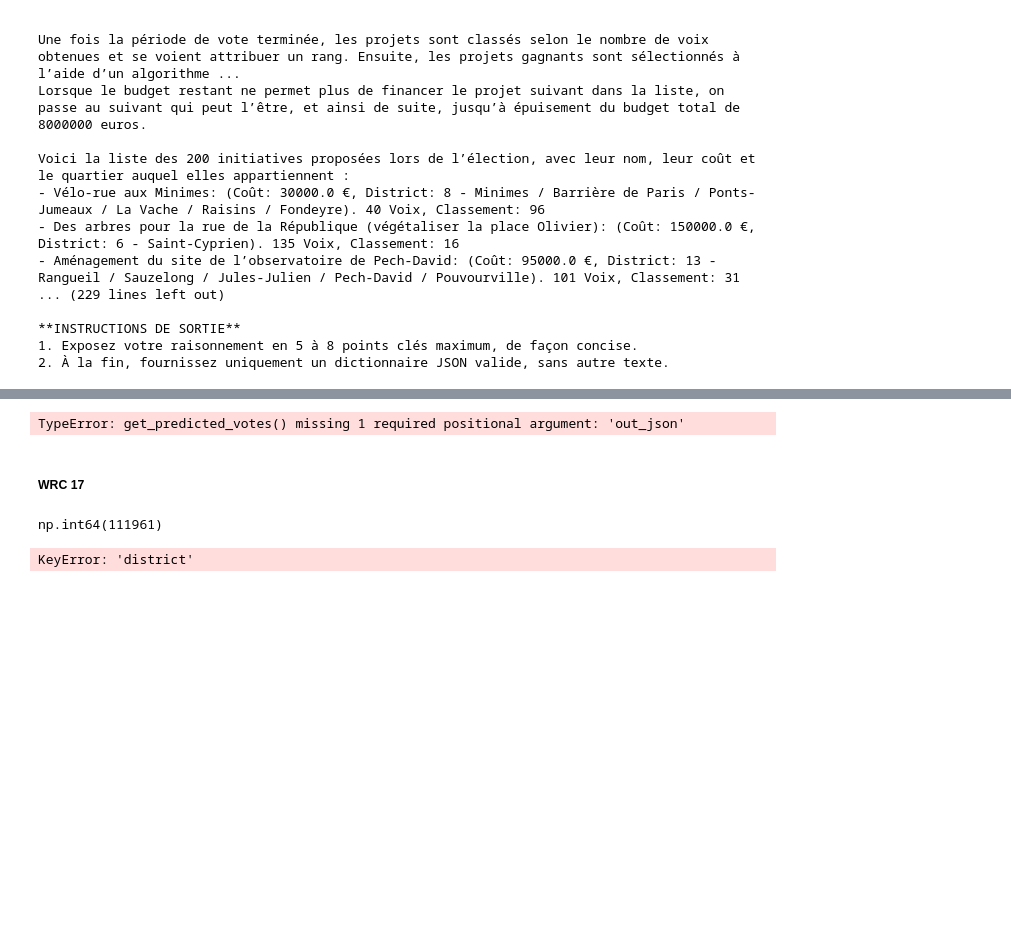
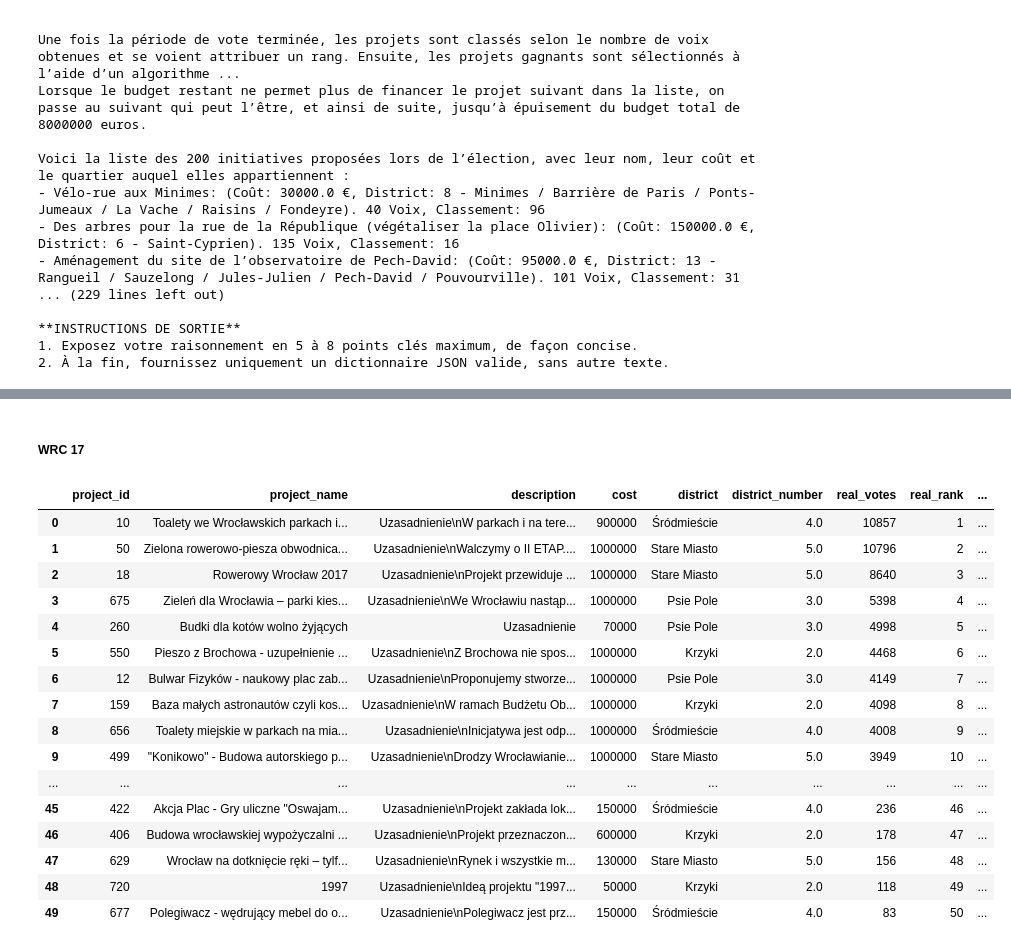
Before and after one commit to juano-/toulouse-pb-ia, a Jupyter notebook: in_context_prompt_prediction.ipynb, the cells around one changed output, grey strips where cells are left out. Drawn from its saved outputs; the diff is of its cells as text; code cells hidden in the pictures; blank space fills up the shorter version.

```diff
--- a/in_context_prompt_prediction.ipynb
+++ b/in_context_prompt_prediction.ipynb
@@ -94,48 +85,60 @@ LLM response receive!
 test['out_json'] = test['out'].apply(
     lambda o: ut.get_json_from_llm_response(o))
 
-test['predicted_votes'] = test['out_json'].apply(lambda x: ut.get_predicted_votes(x))
-#test['predicted_rank'] = test['out_json'].apply(lambda x: ut.get_predicted_rank(x))
+test['predicted_votes'] = test['out_json'].apply(lambda x: ut.get_predicted_votes(df, x))
+test['predicted_rank'] = test['out_json'].apply(lambda x: ut.get_predicted_rank(x))
 #test['is_top5'] = test['out_json'].apply(lambda x: ut.get_if_is_top5(x))
 #test['is_top10'] = test['out_json'].apply(lambda x: ut.get_if_is_top10(x))
 
 test
-# %% [output]
-TypeError: get_predicted_votes() missing 1 required positional argument: 'out_json'
 # %% [markdown]
 ##### WRC 17
 # %%
 # 1. load data
 import os
 import pandas as pd
 import src.utils as ut
 import prompt_builder as pb
 
 from dotenv import load_dotenv
-from src.data_loader import load_and_prepare_projects, load_prediction_set
+from src.data_loader import load_and_prepare_projects, load_test_dataset
 from prompt_utils import tokens_counter, prompt_cost
 
 
 path_16 = 'data/wrc16_projects.csv'
 path_17 = 'data/wrc17_projects.csv'
 
 df, df16_shuffled = load_and_prepare_projects(path_16,path_17, city = 'Wroclaw')
-
-ids_to_predict_path = 'data/wrc17_projects_to_predict.csv'
-test = load_prediction_set(df, ids_to_predict_path)
+test = load_test_dataset(df, rows = 50, city='Wroclaw')
 
 load_dotenv()
 
 conn_params = {
     "host": os.environ["PG_HOST"],
     "database": os.environ["PG_DATABASE"],
     "user": os.environ["PG_USER"],
     "password": os.environ['PG_PASSWORD']
 }
+
+test
+# %% [output]
+|  | project_id | project_name | description | cost | district | district_number | real_votes | real_rank | ... |
+| 0 | 10 | Toalety we Wrocławskich parkach i... | Uzasadnienie\nW parkach i na tere... | 900000 | Śródmieście | 4.0 | 10857 | 1 | ... |
+| 1 | 50 | Zielona rowerowo-piesza obwodnica... | Uzasadnienie\nWalczymy o II ETAP.... | 1000000 | Stare Miasto | 5.0 | 10796 | 2 | ... |
+| 2 | 18 | Rowerowy Wrocław 2017 | Uzasadnienie\nProjekt przewiduje ... | 1000000 | Stare Miasto | 5.0 | 8640 | 3 | ... |
+| 3 | 675 | Zieleń dla Wrocławia – parki kies... | Uzasadnienie\nWe Wrocławiu nastąp... | 1000000 | Psie Pole | 3.0 | 5398 | 4 | ... |
+| 4 | 260 | Budki dla kotów wolno żyjących | Uzasadnienie | 70000 | Psie Pole | 3.0 | 4998 | 5 | ... |
+| 5 | 550 | Pieszo z Brochowa - uzupełnienie ... | Uzasadnienie\nZ Brochowa nie spos... | 1000000 | Krzyki | 2.0 | 4468 | 6 | ... |
+| 6 | 12 | Bulwar Fizyków - naukowy plac zab... | Uzasadnienie\nProponujemy stworze... | 1000000 | Psie Pole | 3.0 | 4149 | 7 | ... |
+| 7 | 159 | Baza małych astronautów czyli kos... | Uzasadnienie\nW ramach Budżetu Ob... | 1000000 | Krzyki | 2.0 | 4098 | 8 | ... |
+| 8 | 656 | Toalety miejskie w parkach na mia... | Uzasadnienie\nInicjatywa jest odp... | 1000000 | Śródmieście | 4.0 | 4008 | 9 | ... |
+| 9 | 499 | "Konikowo" - Budowa autorskiego p... | Uzasadnienie\nDrodzy Wrocławianie... | 1000000 | Stare Miasto | 5.0 | 3949 | 10 | ... |
+| ... | ... | ... | ... | ... | ... | ... | ... | ... | ... |
+| 45 | 422 | Akcja Plac - Gry uliczne "Oswajam... | Uzasadnienie\nProjekt zakłada lok... | 150000 | Śródmieście | 4.0 | 236 | 46 | ... |
+| 46 | 406 | Budowa wrocławskiej wypożyczalni ... | Uzasadnienie\nProjekt przeznaczon... | 600000 | Krzyki | 2.0 | 178 | 47 | ... |
+| 47 | 629 | Wrocław na dotknięcie ręki – tylf... | Uzasadnienie\nRynek i wszystkie m... | 130000 | Stare Miasto | 5.0 | 156 | 48 | ... |
+| 48 | 720 | 1997 | Uzasadnienie\nIdeą projektu "1997... | 50000 | Krzyki | 2.0 | 118 | 49 | ... |
+| 49 | 677 | Polegiwacz - wędrujący mebel do o... | Uzasadnienie\nPolegiwacz jest prz... | 150000 | Śródmieście | 4.0 | 83 | 50 | ... |
-# %%
-df[df['year'] == 2017]['votes'].sum()
-# %% [output]
-np.int64(111961)
 # %%
 #2. build prompt
 
@@ -143,7 +146,7 @@ last_projects_results = pb.get_all_projects_from_22_election(df16_shuffled)
 
 test['prompt'] = test.apply(
     lambda x: pb.build_prompt(
-        'prompts/prompt_template1_pl.txt',
+        'prompts/prompt_in_context_pl.txt',
         {
             'last_projects_results': last_projects_results,
             'project_name': x['project_name'],
@@ -154,8 +157,6 @@ test['prompt'] = test.apply(
     ),
     axis=1
 )
-# %% [output]
-KeyError: 'district'
 # %%
 print(test['prompt'][0])
 # %% [output]
```
Also changed, not shown: parts of 10 cells of this notebook, 8 other files.
